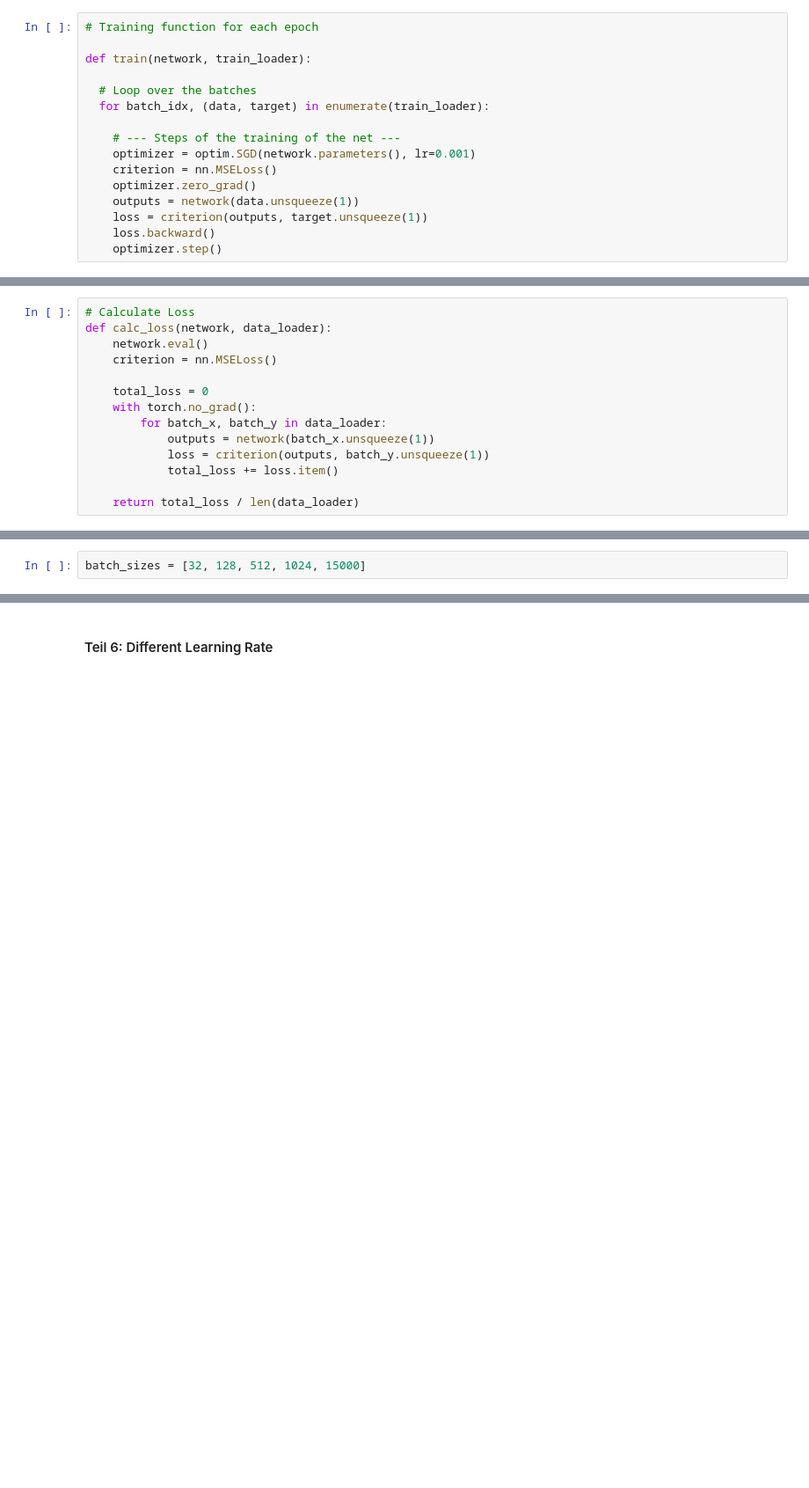
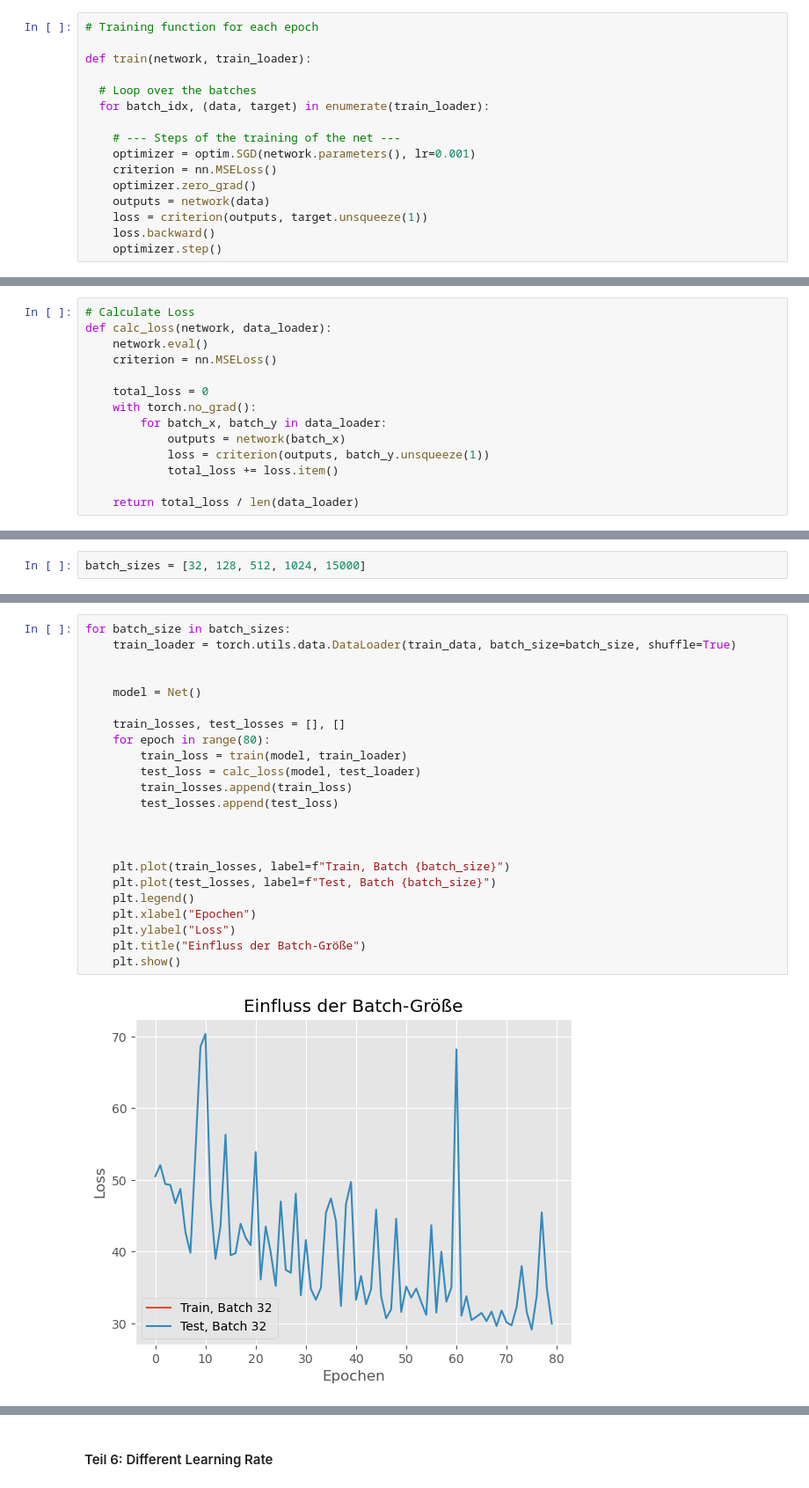
Before and after one commit to qq-ki/ML_Praktikum, a Jupyter notebook: Semester_4/Aufgabenblatt 1/Blatt 1 - ML2 - Mini_Batch & Learning_rate.ipynb, the cells around one changed output, grey strips where cells are left out. Shown at 88% size. Drawn from its saved outputs; the diff is of its cells as text; blank space fills up the shorter version.

Commit message:
bis batch sizes

```diff
--- a/Semester_4/Aufgabenblatt 1/Blatt 1 - ML2 - Mini_Batch & Learning_rate.ipynb
+++ b/Semester_4/Aufgabenblatt 1/Blatt 1 - ML2 - Mini_Batch & Learning_rate.ipynb
@@ -156,7 +156,7 @@ def train(network, train_loader):
     optimizer = optim.SGD(network.parameters(), lr=0.001)
     criterion = nn.MSELoss()
     optimizer.zero_grad()
-    outputs = network(data.unsqueeze(1))
+    outputs = network(data)
     loss = criterion(outputs, target.unsqueeze(1))
     loss.backward()
     optimizer.step()
@@ -171,7 +171,7 @@ def calc_loss(network, data_loader):
     total_loss = 0
     with torch.no_grad():
         for batch_x, batch_y in data_loader:
-            outputs = network(batch_x.unsqueeze(1))
+            outputs = network(batch_x)
             loss = criterion(outputs, batch_y.unsqueeze(1))
             total_loss += loss.item()
 
@@ -199,0 +196,25 @@ Ellipsis
+# %%
+for batch_size in batch_sizes:
+    train_loader = torch.utils.data.DataLoader(train_data, batch_size=batch_size, shuffle=True)
+
+
+    model = Net()
+
+    train_losses, test_losses = [], []
+    for epoch in range(80):
+        train_loss = train(model, train_loader)
+        test_loss = calc_loss(model, test_loader)
+        train_losses.append(train_loss)
+        test_losses.append(test_loss)
+
+
+
+    plt.plot(train_losses, label=f"Train, Batch {batch_size}")
+    plt.plot(test_losses, label=f"Test, Batch {batch_size}")
+    plt.legend()
+    plt.xlabel("Epochen")
+    plt.ylabel("Loss")
+    plt.title("Einfluss der Batch-Größe")
+    plt.show()
+# %% [output]
+[figure, added]
```
Also changed, not shown: parts of 3 cells of this notebook.
